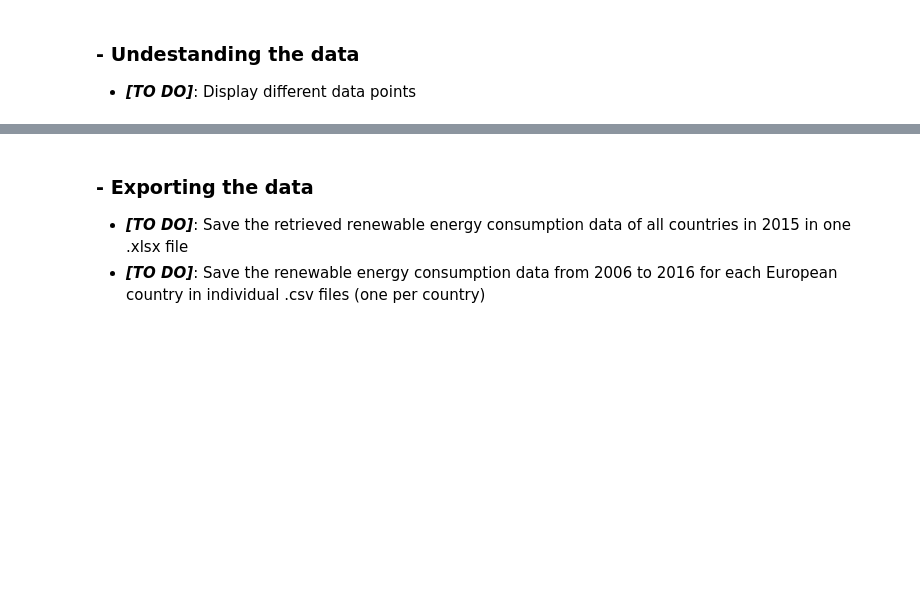
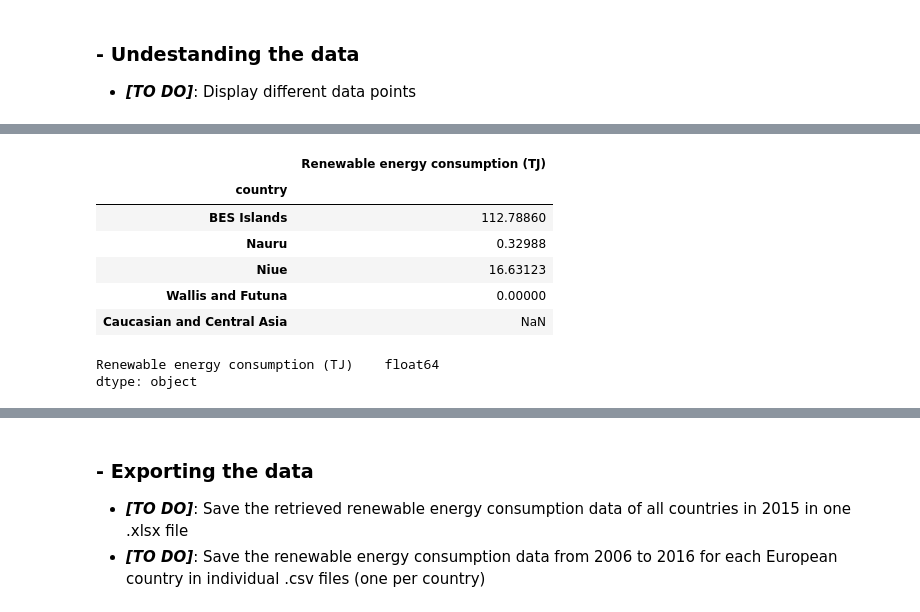
Before and after one commit to UCL-ELEC0136/1-data-acquisition-wxy12151, a Jupyter notebook: daps-lab1-data-acquisition.ipynb, the cells around one changed output, grey strips where cells are left out. Cells and saved outputs as stored; diff of their text form; code cells hidden in the pictures; blank space fills up the shorter version.

```diff
--- a/daps-lab1-data-acquisition.ipynb
+++ b/daps-lab1-data-acquisition.ipynb
@@ -532,0 +572,17 @@ Name: date, Length: 259, dtype: object
+# %%
+### Display first 5 rows
+energy_data.head()
+# %% [output]
+|  | Renewable energy consumption (TJ) |
+| country |  |
+| BES Islands | 112.78860 |
+| Nauru | 0.32988 |
+| Niue | 16.63123 |
+| Wallis and Futuna | 0.00000 |
+| Caucasian and Central Asia | NaN |
+# %%
+### query data type
+energy_data.dtypes
+# %% [output]
+Renewable energy consumption (TJ)    float64
+dtype: object
```
Also changed, not shown: parts of 13 cells of this notebook.
